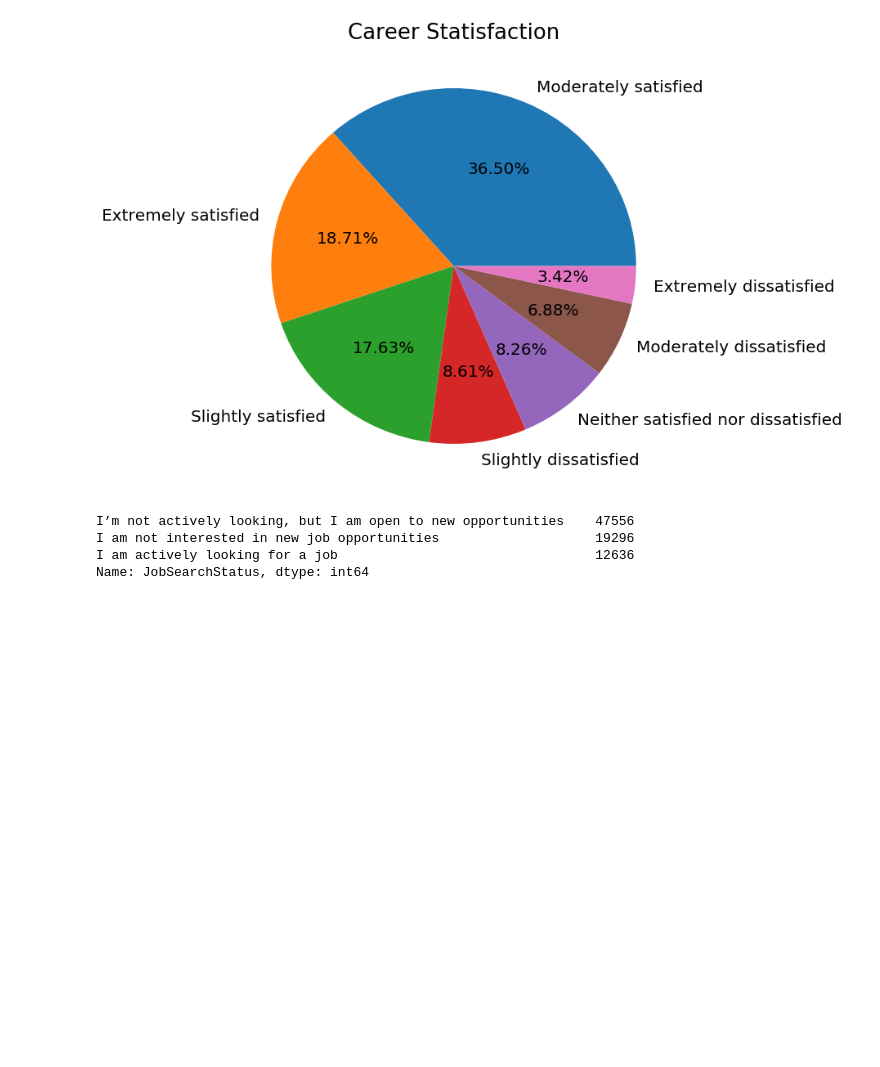
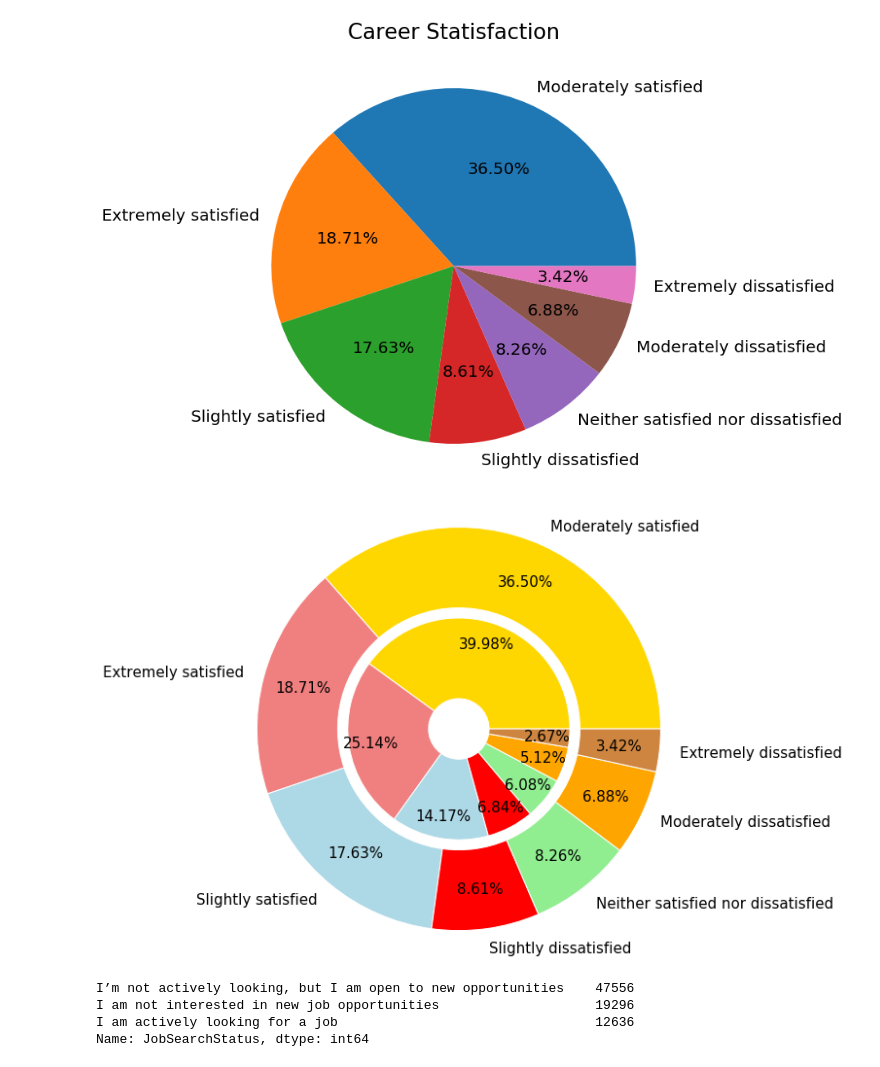
Before and after one commit to kuldeepemol/tech-nerds, a Jupyter notebook: Work-Career-analysis.ipynb, the cells around one changed output. Drawn from its saved outputs; the diff is of its cells as text; code cells hidden in the pictures; blank space fills up the shorter version.

```diff
--- a/Work-Career-analysis.ipynb
+++ b/Work-Career-analysis.ipynb
@@ -161,4 +161,5 @@ plt.savefig('Images/job-statisfaction-piechart.png', bbox_inches='tight')
 # %%
 # Current Career Statisfaction
 career_statisfaction_df = df[['Respondent', 'CareerSatisfaction']].dropna(how='any')
-career_statisfaction_df['CareerSatisfaction'].value_counts()
+career_statisfaction_all_country_df = df[['Respondent', 'CareerSatisfaction', 'Country']].dropna(how='any')
+career_statisfaction_us_df = career_statisfaction_all_country_df.loc[career_statisfaction_all_country_df['Country'] == 'United States']
@@ -181,6 +173,30 @@ plt.title('Career Statisfaction', fontsize=26)
 plt.savefig('Images/career-statisfaction-piechart.png', bbox_inches='tight')
 # %% [output]
 [figure]
+# %%
+# Plot Career Statisfaction in Pie
+#plt.figure(figsize=(10,10))
+pie1_colors = ['gold', 'lightcoral', 'lightblue', 'red', 'lightgreen', 'orange', 'peru']
+pie2_colors = ['goldenrod', 'coral', 'navy', 'darkred', 'green', 'darkorange', 'brown']
+fig, ax = plt.subplots()
+ax.axis('equal')
+#ax.set_title('Career Statisfaction', fontsize=26)
+
+mypie1, _, _ = ax.pie(career_statisfaction_all_country_df['CareerSatisfaction'].value_counts(),
+                labels=career_statisfaction_all_country_df['CareerSatisfaction'].value_counts().index, colors=pie1_colors,
+                autopct='%.2f%%', pctdistance=0.8, textprops={'fontsize': 15}, radius=2)
+
+plt.setp( mypie1, width=0.8, edgecolor='white')
+
+mypie2, _, _ = ax.pie(career_statisfaction_us_df['CareerSatisfaction'].value_counts(),
+                colors=pie1_colors,
+                autopct='%.2f%%', pctdistance=0.8, textprops={'fontsize': 15}, radius=2-0.9)
+plt.setp( mypie2, width=0.8, edgecolor='white')
+plt.tight_layout()
+
+plt.savefig('Images/career-statisfaction-us-vs-rest-country-donut-chart.png', bbox_inches='tight')
+# %% [output]
+[figure, added]
 # %%
 # Current Job Search Status
 job_search_status_df = df[['Respondent', 'JobSearchStatus']].dropna(how='any')
```
Also changed, not shown: parts of 6 cells of this notebook, 4 other files.
